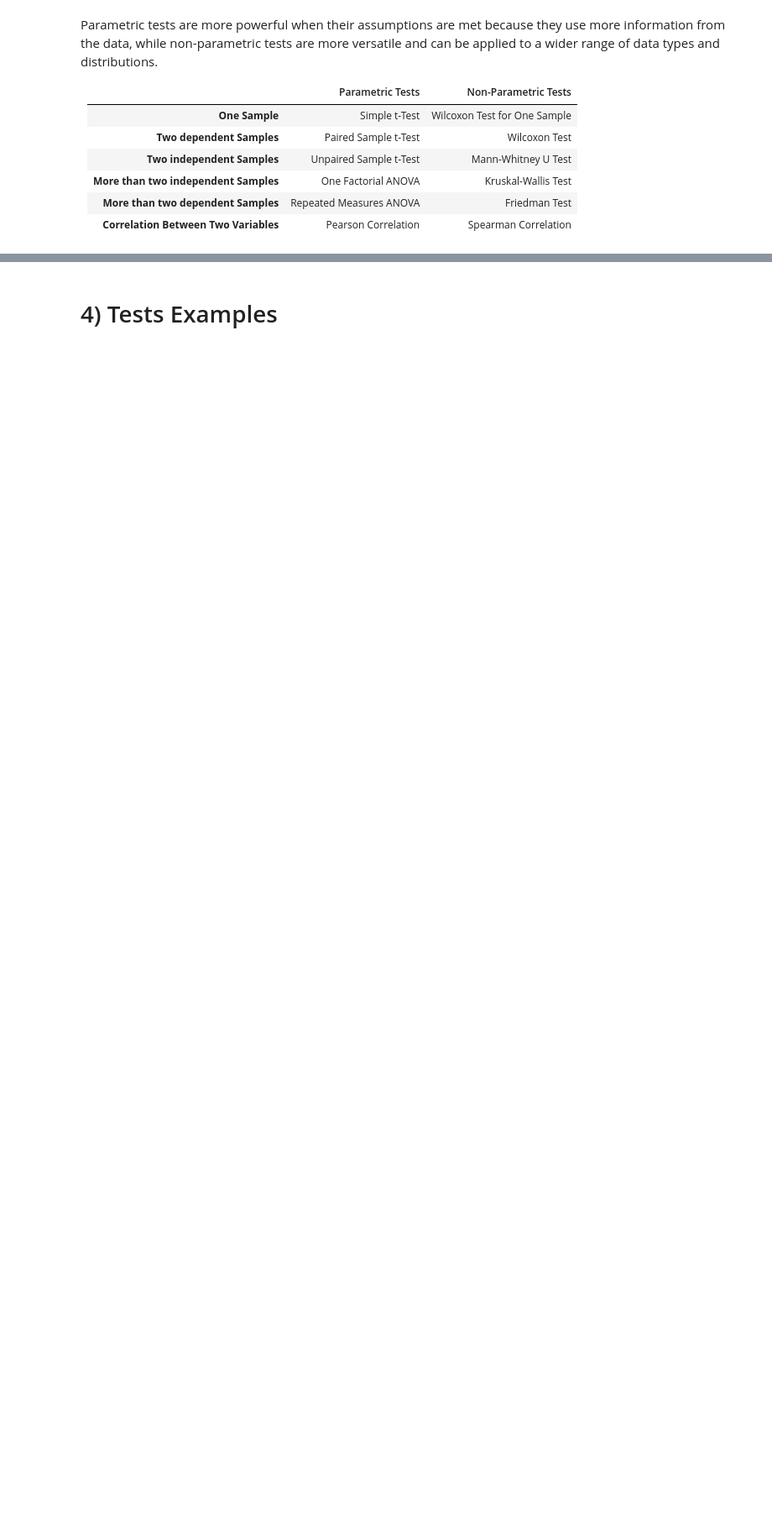
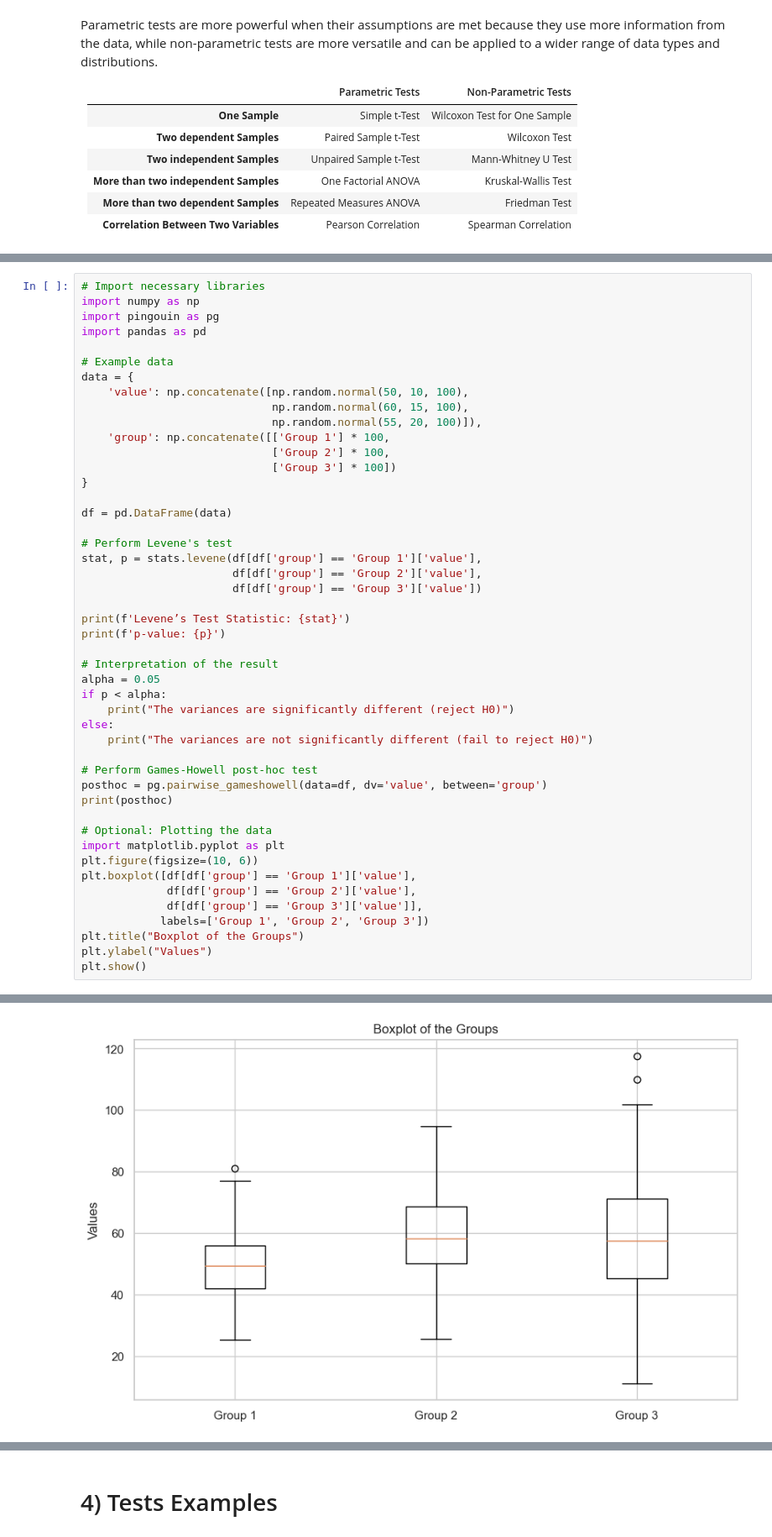
Before and after one commit to Dahamey/Hypothesis-Testing, a Jupyter notebook: Python/Parametric Test Vs Non-Parametric Test/Parametric Test Vs Non-Parametric Test.ipynb, the cells around one changed output, grey strips where cells are left out. Shown at 84% size. Saved outputs shown, nothing was run; the diff lists cells and outputs as text; blank space fills up the shorter version.

```diff
--- a/Python/Parametric Test Vs Non-Parametric Test/Parametric Test Vs Non-Parametric Test.ipynb
+++ b/Python/Parametric Test Vs Non-Parametric Test/Parametric Test Vs Non-Parametric Test.ipynb
@@ -159,0 +434,48 @@ If the p-value is smaller than the alpha level (the significance level $\alpha$)
+# %%
+# Import necessary libraries
+import numpy as np
+import pingouin as pg
+import pandas as pd
+
+# Example data
+data = {
+    'value': np.concatenate([np.random.normal(50, 10, 100),
+                             np.random.normal(60, 15, 100),
+                             np.random.normal(55, 20, 100)]),
+    'group': np.concatenate([['Group 1'] * 100,
+                             ['Group 2'] * 100,
+                             ['Group 3'] * 100])
+}
+
+df = pd.DataFrame(data)
+
+# Perform Levene's test
+stat, p = stats.levene(df[df['group'] == 'Group 1']['value'],
+                       df[df['group'] == 'Group 2']['value'],
+                       df[df['group'] == 'Group 3']['value'])
+
+print(f'Levene’s Test Statistic: {stat}')
+print(f'p-value: {p}')
+
+# Interpretation of the result
+alpha = 0.05
+if p < alpha:
+    print("The variances are significantly different (reject H0)")
+else:
+    print("The variances are not significantly different (fail to reject H0)")
+
+# Perform Games-Howell post-hoc test
+posthoc = pg.pairwise_gameshowell(data=df, dv='value', between='group')
+print(posthoc)
+
+# Optional: Plotting the data
+import matplotlib.pyplot as plt
+plt.figure(figsize=(10, 6))
+plt.boxplot([df[df['group'] == 'Group 1']['value'],
+             df[df['group'] == 'Group 2']['value'],
+             df[df['group'] == 'Group 3']['value']],
+            labels=['Group 1', 'Group 2', 'Group 3'])
+plt.title("Boxplot of the Groups")
+plt.ylabel("Values")
+plt.show()
+# %% [output]
@@ -159,0 +494 @@ If the p-value is smaller than the alpha level (the significance level $\alpha$)
+[figure, added]
```
Also changed, not shown: parts of 48 cells of this notebook, 2 other files.
